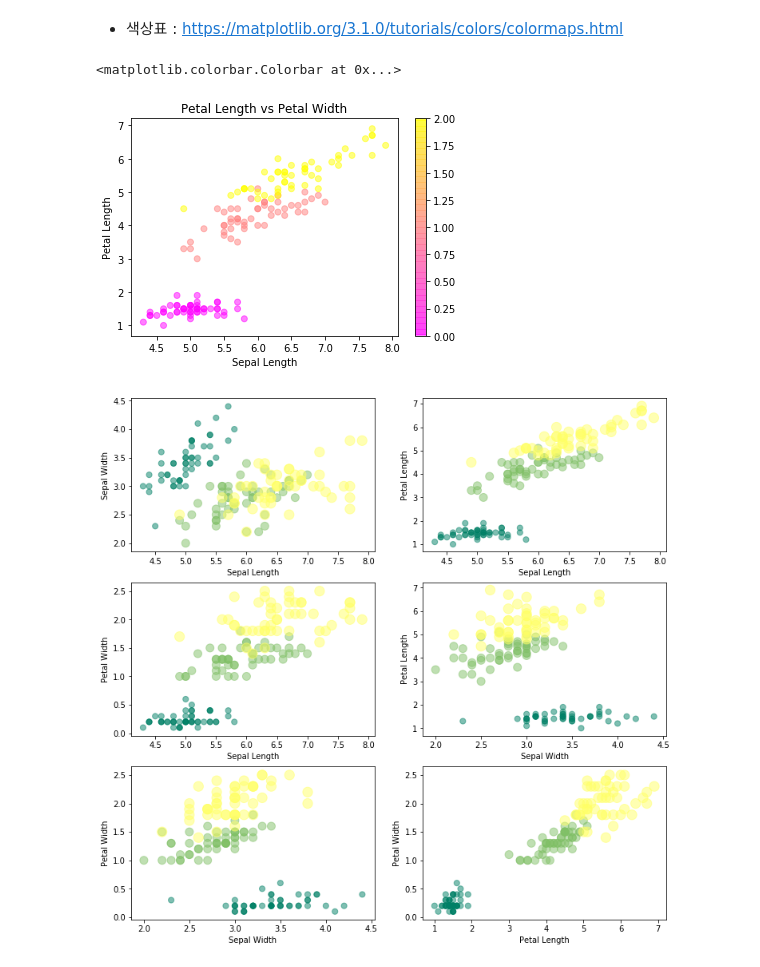
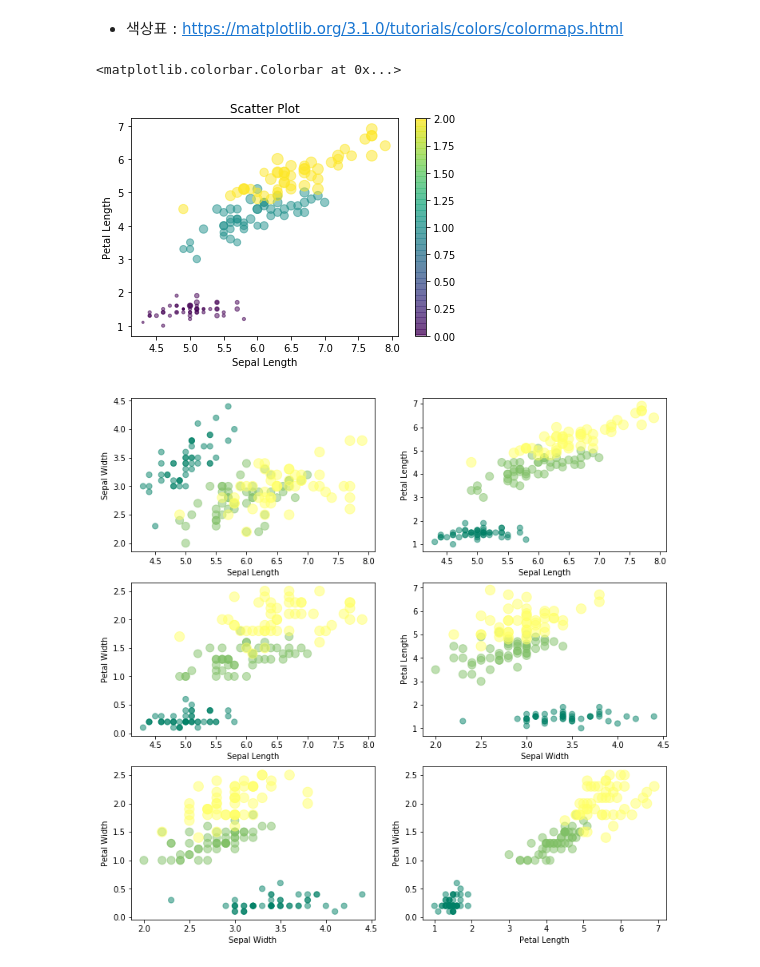
Before and after one commit to gubosd/lecture11, a Jupyter notebook: 파이썬고급/03_matplotlib_iris.ipynb, the cells around one changed output. Cells and saved outputs as stored; diff of their text form; code cells hidden in the pictures.

```diff
--- a/파이썬고급/03_matplotlib_iris.ipynb
+++ b/파이썬고급/03_matplotlib_iris.ipynb
@@ -275,16 +275,16 @@ array([0, 0, 0, 0, 0, 0, 0, 0, 0, 0, 0, 0, 0, 0, 0, 0, 0, 0, 0, 0, 0, 0,
 # %%
 features = ['Sepal Length', 'Sepal Width', 'Petal Length', 'Petal Width']
 col1 = 0
 col2 = 2
 
-plt.scatter(X[:,col1], X[:,col2], c=y, alpha=0.5, cmap='spring')
+plt.scatter(X[:,col1], X[:,col2], c=y, s=X[:,3]*50, alpha=0.5)
 plt.xlabel(features[col1])
 plt.ylabel(features[col2])
-plt.title('Petal Length vs Petal Width')
+plt.title('Scatter Plot')
 plt.colorbar()
 # %% [output]
 <matplotlib.colorbar.Colorbar at 0x...>
-[figure, old version]
+[figure, new version]
 # %%
 features = ['Sepal Length', 'Sepal Width', 'Petal Length', 'Petal Width']
 
```
Also changed, not shown: parts of 10 cells of this notebook, 1 other file.
